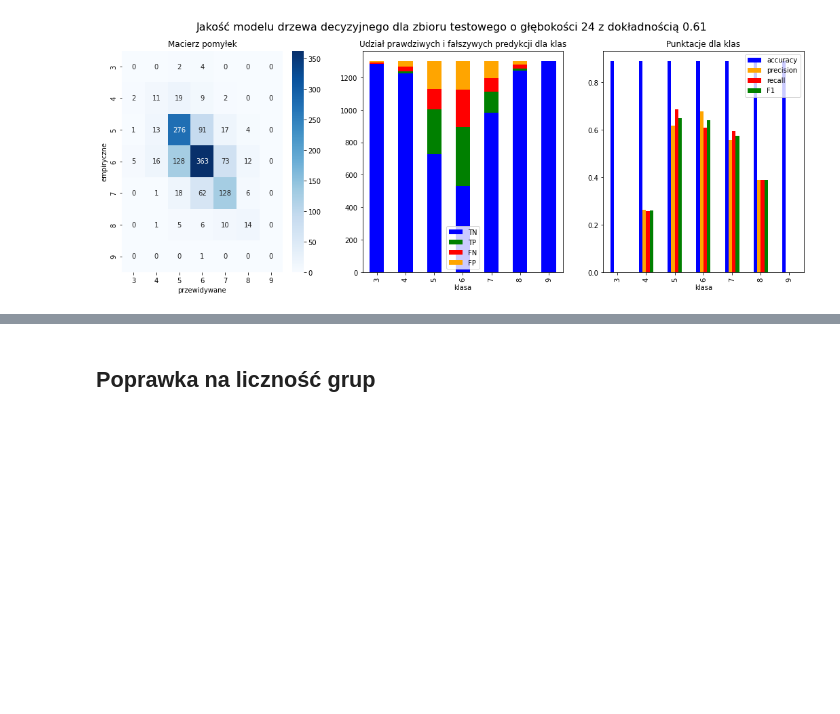
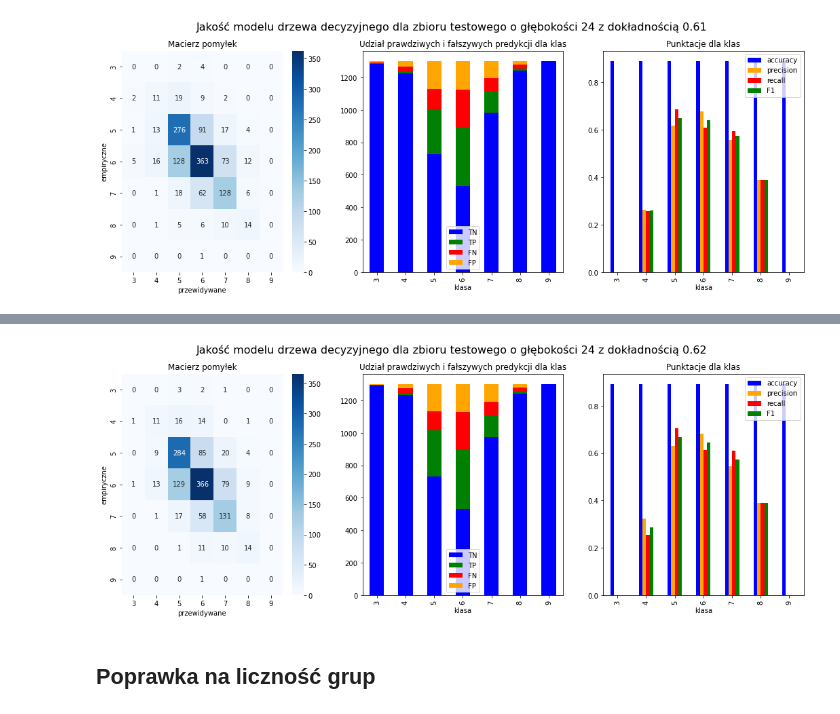
Before and after one commit to JakisTam-maTsikaJ/winko, a Jupyter notebook: drzewo decyzyjne.ipynb, the cells around one changed output, grey strips where cells are left out. Cells and saved outputs as stored; diff of their text form; code cells hidden in the pictures; blank space fills up the shorter version.

```diff
--- a/drzewo decyzyjne.ipynb
+++ b/drzewo decyzyjne.ipynb
@@ -104,20 +104,20 @@ def confusion_matrix_scores(stats, index, ax=None):
     ax.set_ylabel('')
     ax.set_xlabel('klasa')
 
-def tree_quality_plot(X, y, M, title = 'Jakość modelu drzewa decyzyjnego'):
+def tree_quality_plot(X, y, model, title = 'Jakość modelu drzewa decyzyjnego'):
 
-    score = accuracy_score(y, M.predict(X))
+    score = accuracy_score(y, model.predict(X))
 
     fig, axes = plot.subplots(1, 3, figsize=(18, 6))
-    fig.suptitle(title + f' o głębokości {M.get_depth()}' + f' z dokładnością {score:.2f}', fontsize=16)
+    fig.suptitle(title + f' o głębokości {model.get_depth()}' + f' z dokładnością {score:.2f}', fontsize=16)
 
-    matrix = confusion_matrix(y, M.predict(X))
-    matrix = DataFrame(matrix, index=M.classes_, columns=M.classes_)
+    matrix = confusion_matrix(y, model.predict(X))
+    matrix = DataFrame(matrix, index=model.classes_, columns=model.classes_)
 
     confusion_matrix_plot(matrix, ax=axes[0])
     axes[0].set_title(axes[0].get_title())
     stats = confusion_matrix_stats(matrix, ax=axes[1])
-    scores = confusion_matrix_scores(stats, index=M.classes_)
+    scores = confusion_matrix_scores(stats, index=model.classes_)
 
 tree_quality_plot(X, y, M0, title='Jakość modelu drzewa decyzyjnego dla zbioru uczącego')
 tree_quality_plot(X_test, y_test, M0, title='Jakość modelu drzewa decyzyjnego na zbiorze testowym')
@@ -203,3 +231,9 @@ tree_quality_plot(X_test, y_test, Mt, title='Jakość modelu drzewa decyzyjnego
+# %%
+Mx = DecisionTreeClassifier(random_state=42, max_depth=24, max_features=4, max_leaf_nodes=1600, min_samples_leaf=1, min_samples_split=2)
+Mx.fit(X, y);
+tree_quality_plot(X_test, y_test, Mx, title='Jakość modelu drzewa decyzyjnego dla zbioru testowego')
+# %% [output]
+[figure, added]
 # %% [markdown]
 ## Poprawka na liczność grup
 # %%
```
Also changed, not shown: parts of 17 cells of this notebook.
